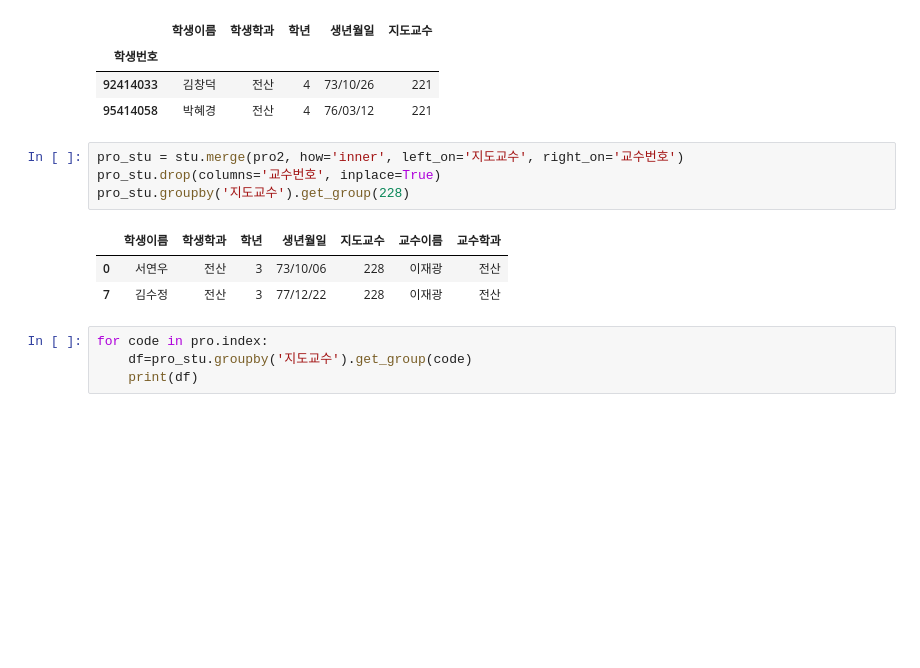
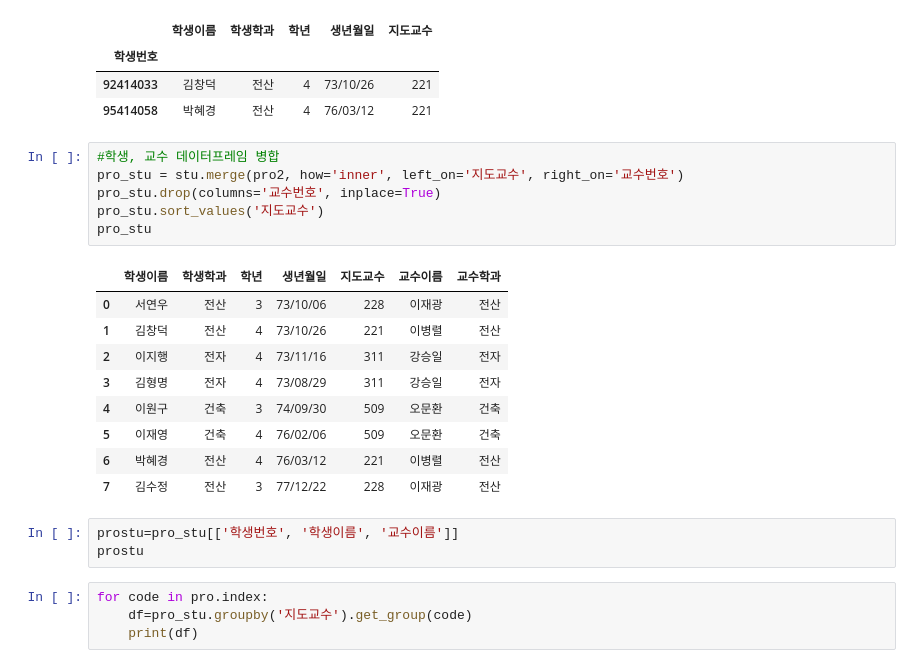
Before and after one commit to Jeongchani/AI_python, a Jupyter notebook: 03.데이터분석/학사관리/학사관리.ipynb, the cells around one changed output. Saved outputs shown, nothing was run; the diff lists cells and outputs as text; blank space fills up the shorter version.

```diff
--- a/03.데이터분석/학사관리/학사관리.ipynb
+++ b/03.데이터분석/학사관리/학사관리.ipynb
@@ -22,13 +22,24 @@ stu[filt]
 | 92414033 | 김창덕 | 전산 | 4 | 73/10/26 | 221 |
 | 95414058 | 박혜경 | 전산 | 4 | 76/03/12 | 221 |
 # %%
+#학생, 교수 데이터프레임 병합
 pro_stu = stu.merge(pro2, how='inner', left_on='지도교수', right_on='교수번호')
 pro_stu.drop(columns='교수번호', inplace=True)
-pro_stu.groupby('지도교수').get_group(228)
+pro_stu.sort_values('지도교수')
+pro_stu
 # %% [output]
 |  | 학생이름 | 학생학과 | 학년 | 생년월일 | 지도교수 | 교수이름 | 교수학과 |
 | 0 | 서연우 | 전산 | 3 | 73/10/06 | 228 | 이재광 | 전산 |
+| 1 | 김창덕 | 전산 | 4 | 73/10/26 | 221 | 이병렬 | 전산 |
+| 2 | 이지행 | 전자 | 4 | 73/11/16 | 311 | 강승일 | 전자 |
+| 3 | 김형명 | 전자 | 4 | 73/08/29 | 311 | 강승일 | 전자 |
+| 4 | 이원구 | 건축 | 3 | 74/09/30 | 509 | 오문환 | 건축 |
+| 5 | 이재영 | 건축 | 4 | 76/02/06 | 509 | 오문환 | 건축 |
+| 6 | 박혜경 | 전산 | 4 | 76/03/12 | 221 | 이병렬 | 전산 |
 | 7 | 김수정 | 전산 | 3 | 77/12/22 | 228 | 이재광 | 전산 |
+# %%
+prostu=pro_stu[['학생번호', '학생이름', '교수이름']]
+prostu
 # %%
 for code in pro.index:
     df=pro_stu.groupby('지도교수').get_group(code)
```
Also changed, not shown: parts of 7 cells of this notebook.
